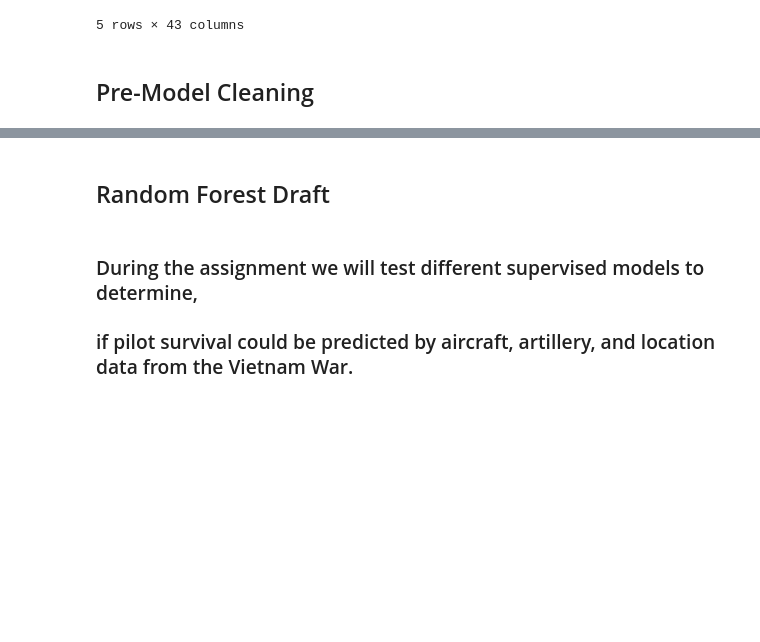
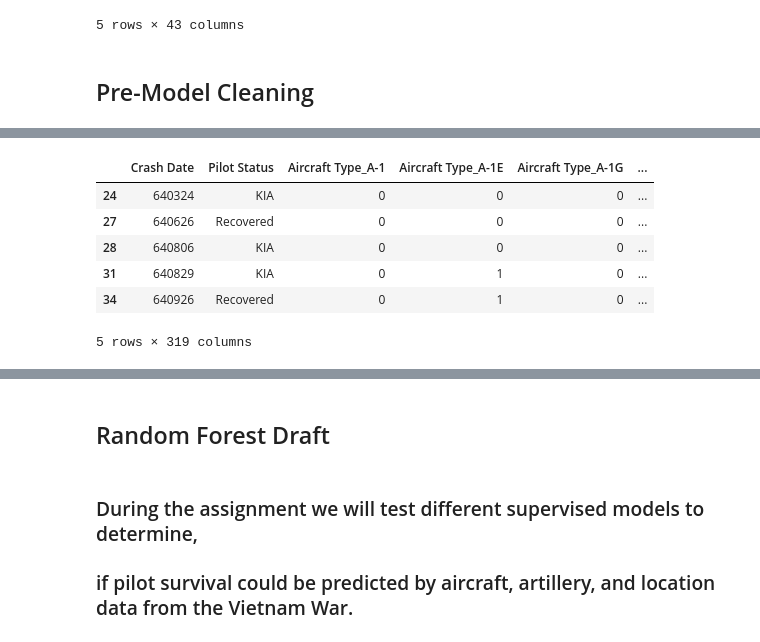
Before and after one commit to MichaelG-B/Capstone_Project, a Jupyter notebook: Capstone Project/Machine Learning/draftml_modle.ipynb, the cells around one changed output, grey strips where cells are left out. Drawn from its saved outputs; the diff is of its cells as text; code cells hidden in the pictures; blank space fills up the shorter version.

```diff
--- a/Capstone Project/Machine Learning/draftml_modle.ipynb
+++ b/Capstone Project/Machine Learning/draftml_modle.ipynb
@@ -86,9 +98,17 @@ usaf_cleaned_nulls.head(20)
 # %%
 #Start with dummy coding text variables
 
-usaf_df_dummy = pd.get_dummies(usaf_cleaned_nulls, columns=["AircraftType", "Base", "HitCountry"])
+usaf_df_dummy = pd.get_dummies(usaf_cleaned_nulls, columns=["Aircraft Type", "Base", "Defense Type", "Mission Phase"])
 
 usaf_df_dummy.head()
+# %% [output]
+|  | Crash Date | Pilot Status | Aircraft Type_A-1 | Aircraft Type_A-1E | Aircraft Type_A-1G | ... |
+| 24 | 640324 | KIA | 0 | 0 | 0 | ... |
+| 27 | 640626 | Recovered | 0 | 0 | 0 | ... |
+| 28 | 640806 | KIA | 0 | 0 | 0 | ... |
+| 31 | 640829 | KIA | 0 | 1 | 0 | ... |
+| 34 | 640926 | Recovered | 0 | 1 | 0 | ... |
+5 rows × 319 columns
 # %%
 # Clean Target variable pilot status - Get labels and counts
 
```
Also changed, not shown: parts of 13 cells of this notebook.
